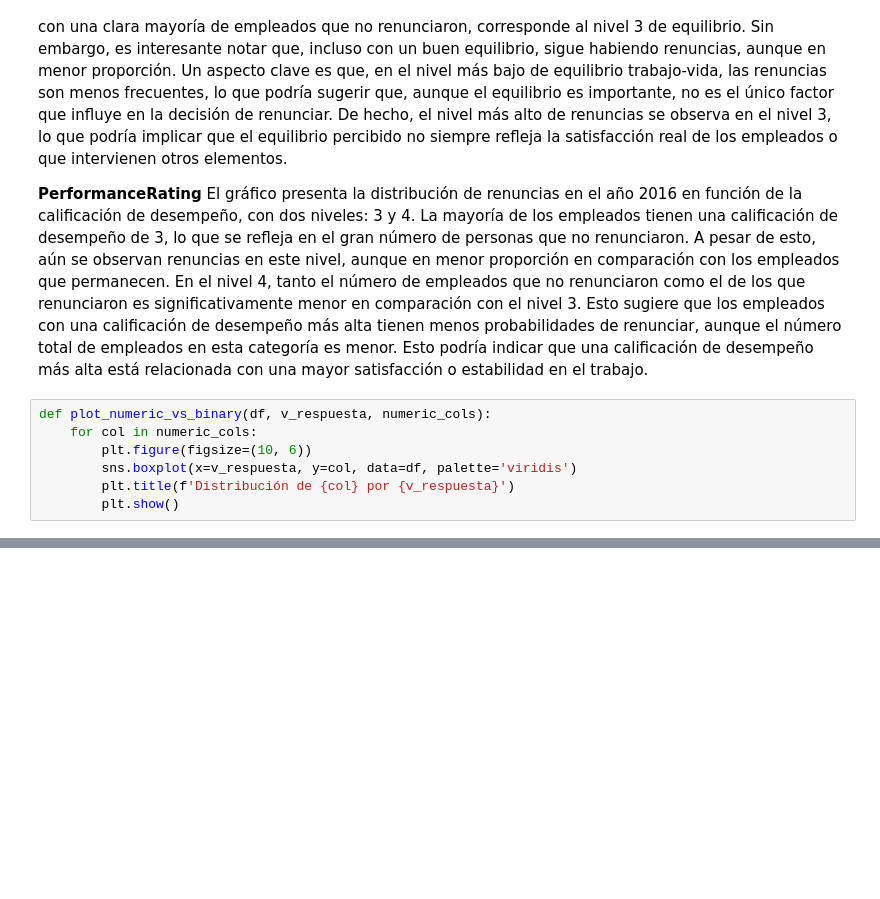
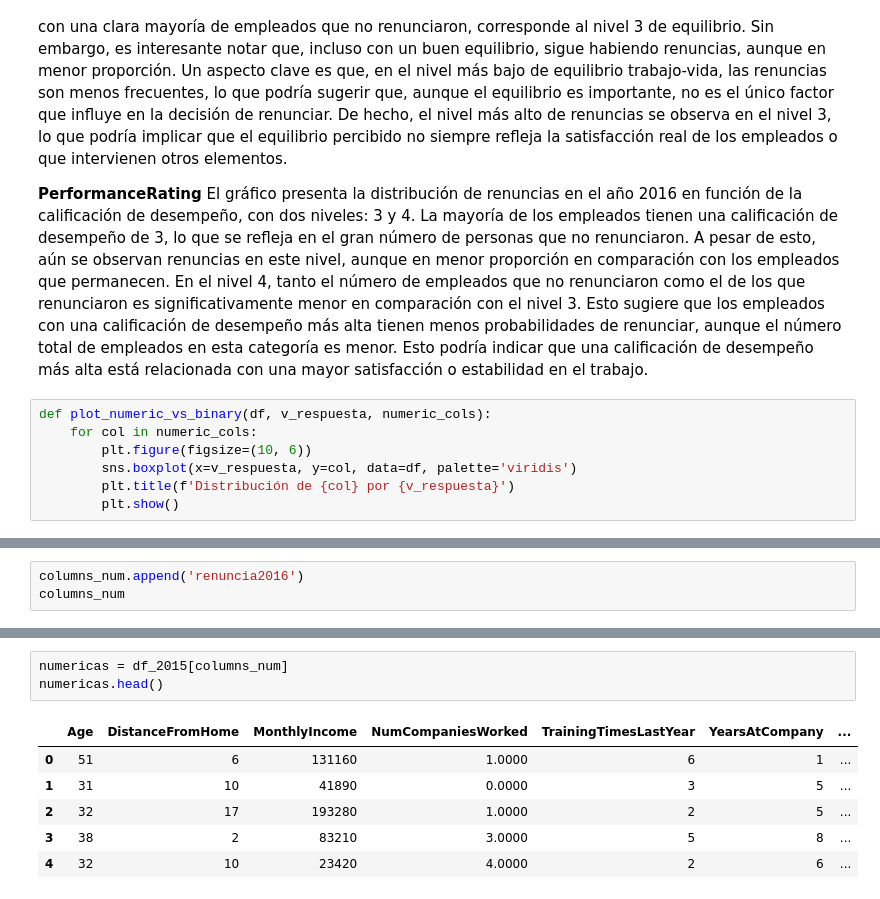
Before and after one commit to Leostark95/Analitica_3_Proyecto_1, a Jupyter notebook: c_Analisis_exploratorio.ipynb, the cells around one changed output, grey strips where cells are left out. Saved outputs shown, nothing was run; the diff lists cells and outputs as text; blank space fills up the shorter version.

```diff
--- a/c_Analisis_exploratorio.ipynb
+++ b/c_Analisis_exploratorio.ipynb
@@ -385,0 +377,3 @@ plot_numeric_vs_binary(df_2015, 'renuncia2016', columns_num)
+# %%
+columns_num.append('renuncia2016')
+columns_num
@@ -385,0 +390,10 @@ plot_numeric_vs_binary(df_2015, 'renuncia2016', columns_num)
+# %%
+numericas = df_2015[columns_num]
+numericas.head()
+# %% [output]
+|  | Age | DistanceFromHome | MonthlyIncome | NumCompaniesWorked | TrainingTimesLastYear | YearsAtCompany | ... |
+| 0 | 51 | 6 | 131160 | 1.0000 | 6 | 1 | ... |
+| 1 | 31 | 10 | 41890 | 0.0000 | 3 | 5 | ... |
+| 2 | 32 | 17 | 193280 | 1.0000 | 2 | 5 | ... |
+| 3 | 38 | 2 | 83210 | 3.0000 | 5 | 8 | ... |
+| 4 | 32 | 10 | 23420 | 4.0000 | 2 | 6 | ... |
```
Also changed, not shown: parts of 7 cells of this notebook, 5 other files.
